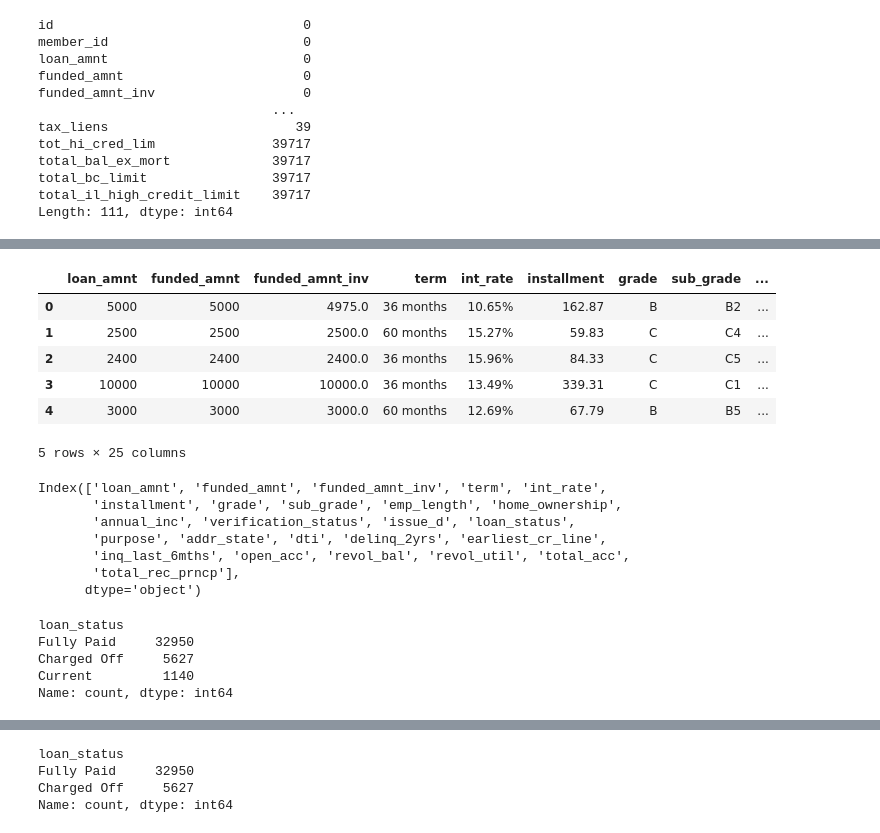
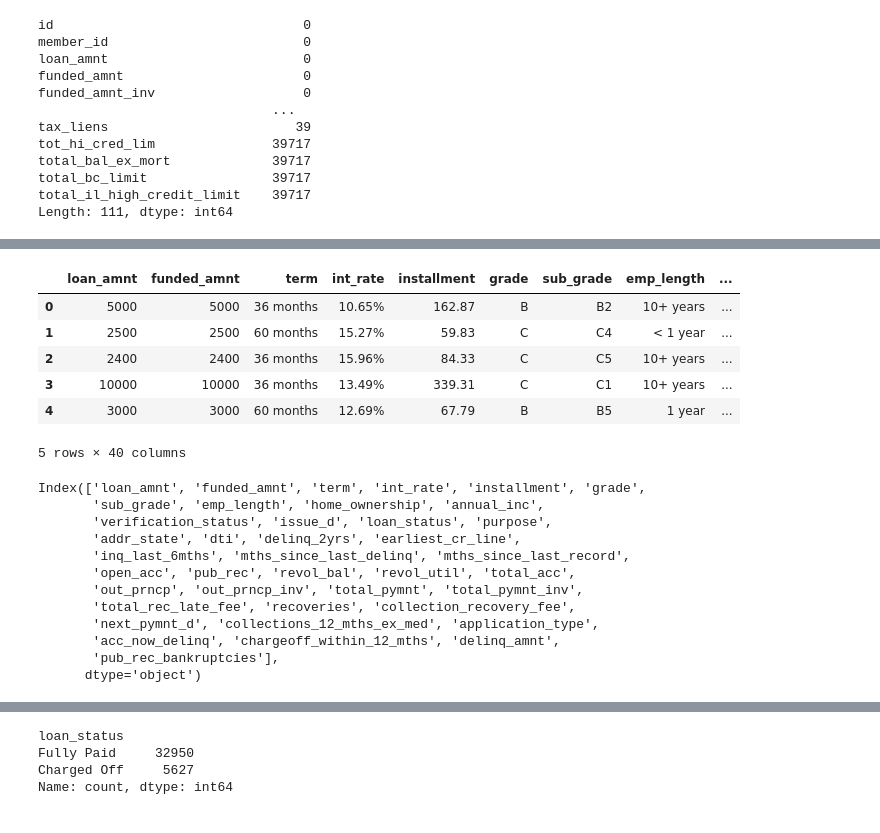
Before and after one commit to thomami244/LendingClubCaseStudy, a Jupyter notebook: Supriyo Roy & Michael Thomas - Lending Club Case Study.ipynb, the cells around one changed output, grey strips where cells are left out. Saved outputs shown, nothing was run; the diff lists cells and outputs as text; code cells hidden in the pictures.

```diff
--- a/Supriyo Roy & Michael Thomas - Lending Club Case Study.ipynb
+++ b/Supriyo Roy & Michael Thomas - Lending Club Case Study.ipynb
@@ -57,7 +59,7 @@ total_bc_limit                39717
 total_il_high_credit_limit    39717
 Length: 111, dtype: int64
 # %%
-#Deleting all columns which are having more than 70% NULL values...
-To_be_deleted_columns = df.columns[df.isnull().sum()>28000]
+#Deleting all columns which are having more than 99% NULL values...
+To_be_deleted_columns = df.columns[df.isnull().sum()>39000]
 To_be_deleted_columns
 # %% [output]
@@ -162,33 +233,27 @@ Name: count, dtype: int64
 # %%
 #Deleting Columns which are not required for analysis
-df.drop(['pymnt_plan','url','desc','title','zip_code','mths_since_last_delinq','pub_rec','initial_list_status','out_prncp','out_prncp_inv',
-'total_pymnt','total_pymnt_inv','collection_recovery_fee','collections_12_mths_ex_med','policy_code','application_type','acc_now_delinq',
-'chargeoff_within_12_mths','delinq_amnt','pub_rec_bankruptcies','tax_liens','emp_title','total_rec_int','total_rec_late_fee','recoveries',
-'last_pymnt_d', 'last_pymnt_amnt', 'last_credit_pull_d'],axis=1,inplace=True)
+df.drop(['funded_amnt_inv', 'emp_title', 'pymnt_plan','url','desc','title','zip_code','initial_list_status','total_rec_prncp','total_rec_int', 'last_pymnt_d','last_pymnt_d', 'last_pymnt_amnt', 'last_credit_pull_d', 'policy_code', 'tax_liens'],axis=1,inplace=True)
 df.head()
 # %% [output]
-|  | loan_amnt | funded_amnt | funded_amnt_inv | term | int_rate | installment | grade | sub_grade | ... |
-| 0 | 5000 | 5000 | 4975.0 | 36 months | 10.65% | 162.87 | B | B2 | ... |
-| 1 | 2500 | 2500 | 2500.0 | 60 months | 15.27% | 59.83 | C | C4 | ... |
-| 2 | 2400 | 2400 | 2400.0 | 36 months | 15.96% | 84.33 | C | C5 | ... |
-| 3 | 10000 | 10000 | 10000.0 | 36 months | 13.49% | 339.31 | C | C1 | ... |
-| 4 | 3000 | 3000 | 3000.0 | 60 months | 12.69% | 67.79 | B | B5 | ... |
+|  | loan_amnt | funded_amnt | term | int_rate | installment | grade | sub_grade | emp_length | ... |
+| 0 | 5000 | 5000 | 36 months | 10.65% | 162.87 | B | B2 | 10+ years | ... |
+| 1 | 2500 | 2500 | 60 months | 15.27% | 59.83 | C | C4 | < 1 year | ... |
+| 2 | 2400 | 2400 | 36 months | 15.96% | 84.33 | C | C5 | 10+ years | ... |
+| 3 | 10000 | 10000 | 36 months | 13.49% | 339.31 | C | C1 | 10+ years | ... |
+| 4 | 3000 | 3000 | 60 months | 12.69% | 67.79 | B | B5 | 1 year | ... |
-5 rows × 25 columns
+5 rows × 40 columns
 # %%
 df.columns
 # %% [output]
-Index(['loan_amnt', 'funded_amnt', 'funded_amnt_inv', 'term', 'int_rate',
-       'installment', 'grade', 'sub_grade', 'emp_length', 'home_ownership',
-       'annual_inc', 'verification_status', 'issue_d', 'loan_status',
-       'purpose', 'addr_state', 'dti', 'delinq_2yrs', 'earliest_cr_line',
-       'inq_last_6mths', 'open_acc', 'revol_bal', 'revol_util', 'total_acc',
-       'total_rec_prncp'],
+Index(['loan_amnt', 'funded_amnt', 'term', 'int_rate', 'installment', 'grade',
+       'sub_grade', 'emp_length', 'home_ownership', 'annual_inc',
+       'verification_status', 'issue_d', 'loan_status', 'purpose',
+       'addr_state', 'dti', 'delinq_2yrs', 'earliest_cr_line',
+       'inq_last_6mths', 'mths_since_last_delinq', 'mths_since_last_record',
+       'open_acc', 'pub_rec', 'revol_bal', 'revol_util', 'total_acc',
+       'out_prncp', 'out_prncp_inv', 'total_pymnt', 'total_pymnt_inv',
+       'total_rec_late_fee', 'recoveries', 'collection_recovery_fee',
+       'next_pymnt_d', 'collections_12_mths_ex_med', 'application_type',
+       'acc_now_delinq', 'chargeoff_within_12_mths', 'delinq_amnt',
+       'pub_rec_bankruptcies'],
       dtype='object')
-# %%
-df['loan_status'].value_counts()
-# %% [output]
-loan_status
-Fully Paid     32950
-Charged Off     5627
-Current         1140
-Name: count, dtype: int64
```
Also changed, not shown: parts of 25 cells of this notebook, 1 other file.
